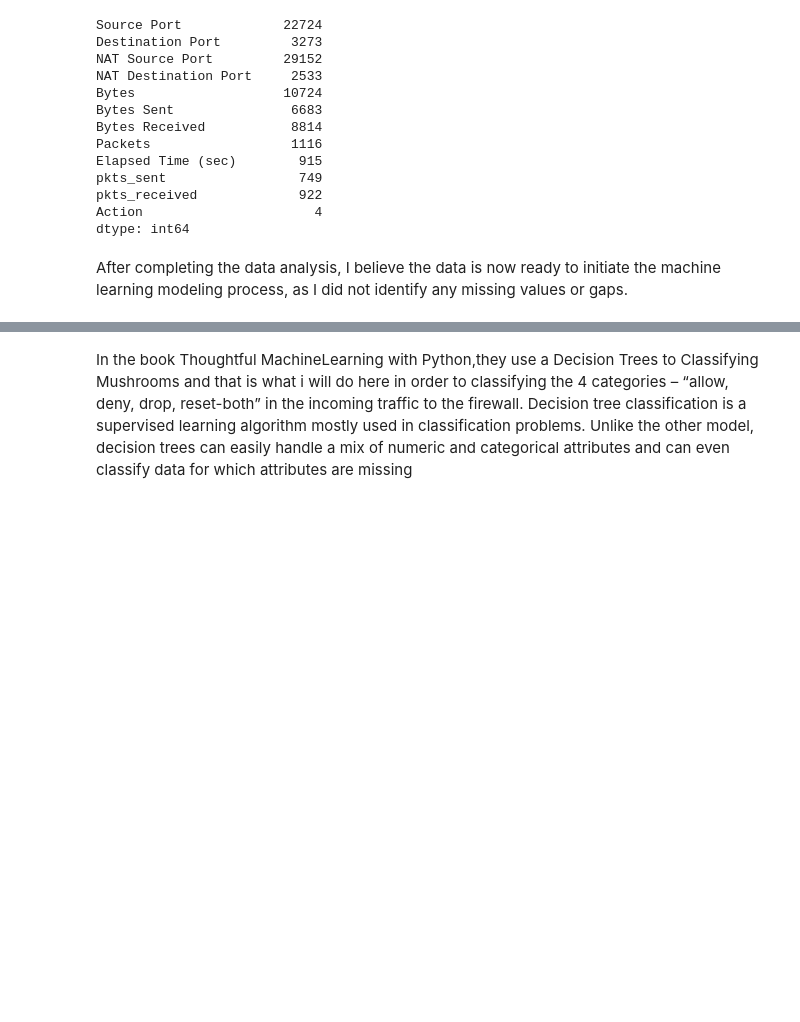
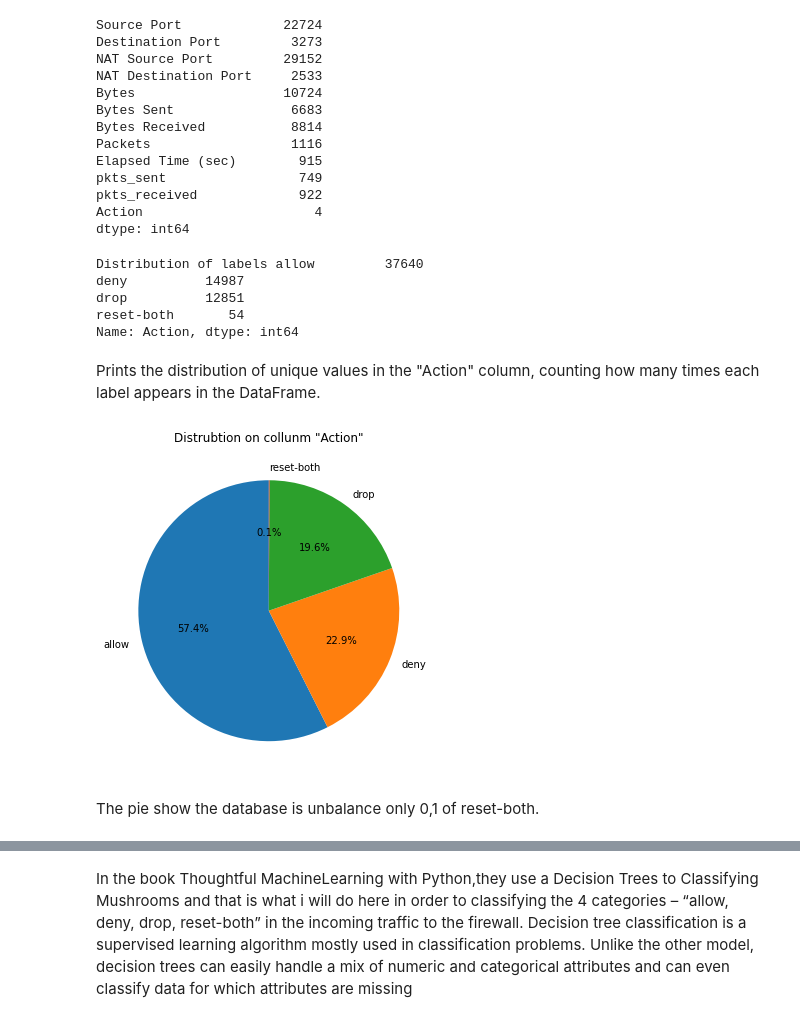
Before and after one commit to FabioTRamos/ML_CA1, a Jupyter notebook: CA1_ML.ipynb, the cells around one changed output, grey strips where cells are left out. Drawn from its saved outputs; the diff is of its cells as text; code cells hidden in the pictures; blank space fills up the shorter version.

Commit message:
Data balance
i finished the two model and add a data balance to clarify the result.

```diff
--- a/CA1_ML.ipynb
+++ b/CA1_ML.ipynb
@@ -111,6 +127,26 @@ pkts_sent                 749
 pkts_received             922
 Action                      4
 dtype: int64
-# %% [markdown]
-After completing the data analysis, I believe the data is now ready to initiate the machine learning modeling process,
-as I did not identify any missing values or gaps.
+# %%
+print("Distribution of labels", df["Action"].value_counts())
+# %% [output]
+Distribution of labels allow         37640
+deny          14987
+drop          12851
+reset-both       54
+Name: Action, dtype: int64
+# %% [markdown]
+Prints the distribution of unique values in the "Action" column,
+counting how many times each label appears in the DataFrame.
+# %%
+action_counts = df['Action'].value_counts()
+
+
+plt.figure(figsize=(6, 6))
+plt.pie(action_counts, labels=action_counts.index, autopct='%1.1f%%', startangle=90)
+plt.title('Distrubtion on collunm "Action"')
+plt.show()
+# %% [output]
+[figure, added]
+# %% [markdown]
+The pie show the database is unbalance only 0,1 of reset-both.
```
Also changed, not shown: parts of 22 cells of this notebook.
